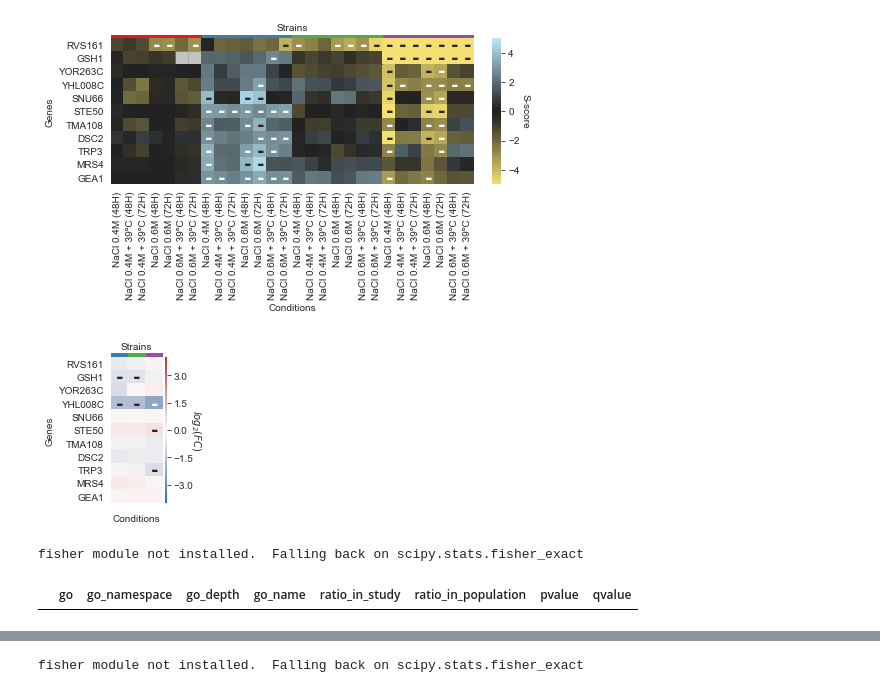
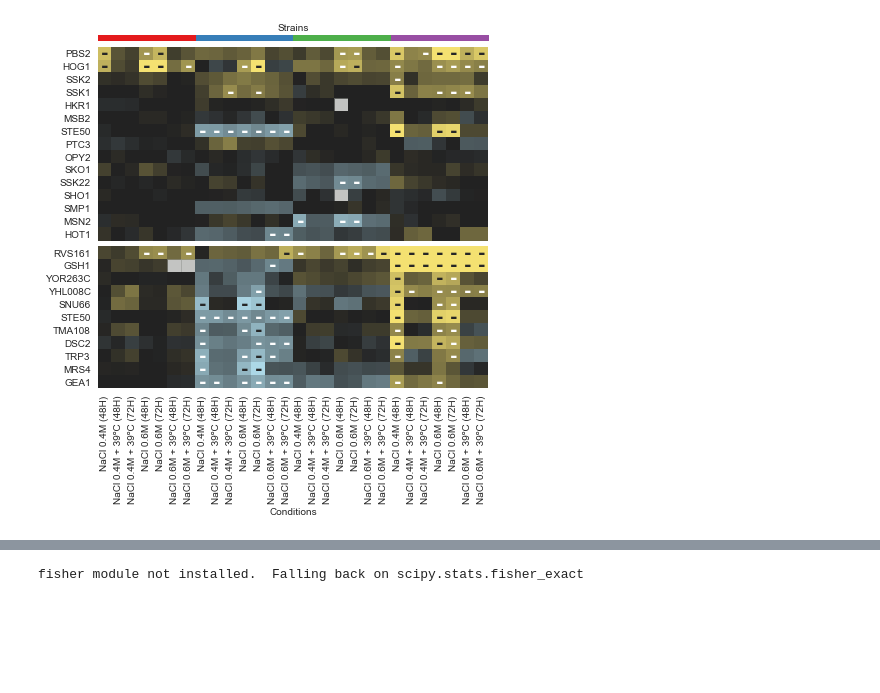
Before and after one commit to mgalardini/2018koyeast, a Jupyter notebook: notebooks/examples.ipynb, the cells around one changed output, grey strips where cells are left out. Saved outputs shown, nothing was run; the diff lists cells and outputs as text; code cells hidden in the pictures; blank space fills up the shorter version.

```diff
--- a/notebooks/examples.ipynb
+++ b/notebooks/examples.ipynb
@@ -394,54 +686,50 @@ c = ['NaCl 0.4M (48H)',
      'NaCl 0.6M (72H)']
 s1 = 'Y55'
 s2 = 'YPS'
 qvalue = 1E-4
+
+genes1 = ['Ssk1',
+          'hkr1', 'Msb2', 'Sho1', 'opy2',
+          'Ssk2', 'Ssk22', 'ste50',
+          'Pbs2', 'ptc3', 'Hog1',
+          'Hot1', 'Sko1', 'Msn2',
+          'Smp1']
+genes1 = [rgn.get(x.upper(), x.upper())
+          for x in genes1]
 
 t = d[((d['strain1'] == s1) & (d['strain2'] == s2)) |
       ((d['strain1'] == s2) & (d['strain2'] == s1))].loc[c]
 t1 = pd.concat([t[(t['strain1'] == s1) &
                   (t['phenotype1']) &
                   (t['scores1'] > 0) &
                   (t['qvalue'] < qvalue)],
                 t[(t['strain2'] == s1) &
                   (t['phenotype2']) &
                   (t['scores2'] > 0) &
                   (t['qvalue'] < qvalue)]])
 t2 = pd.concat([t[(t['strain1'] == s2) &
                   (t['phenotype1']) &
                   (t['scores1'] < 0) &
                   (t['qvalue'] < qvalue)],
                 t[(t['strain2'] == s2) &
                   (t['phenotype2']) &
                   (t['scores2'] < 0) &
                   (t['qvalue'] < qvalue)]])
 
-genes = sorted(pd.concat([t1, t2])['gene'].unique())
+genes2 = sorted(pd.concat([t1, t2])['gene'].unique())
 
-idx = plot_scores(genes,
-            nacl, s, strains, gn=gn,
-            nc=len(nacl), ng=len(genes)*0.25)
-plt.savefig('heatmap_nacl.png',
+idx1, idx2 = plot_scores_2(genes1, genes2,
+                    nacl, s, strains, gn=gn,
+                    nc=len(nacl), ng=(len(genes1)+len(genes2))*0.25,
+                    ylabel1='',
+                    ylabel2='',
+                    hspace=0.05)
+
+plt.savefig('heatmap_salt.png',
             dpi=300, bbox_inches='tight',
             transparent=True)
-plt.savefig('heatmap_nacl.svg',
-            dpi=300, bbox_inches='tight',
-            transparent=True)
-plot_de(idx, r,
-        ['Y55', 'UWOP', 'YPS'], gn=gn,
-        nc=1, ng=len(genes)*0.25)
-plt.savefig('eheatmap_nacl.png',
-            dpi=300, bbox_inches='tight',
-            transparent=True)
-plt.savefig('eheatmap_nacl.svg',
+plt.savefig('heatmap_salt.svg',
             dpi=300, bbox_inches='tight',
             transparent=True);
 # %% [output]
-[figure, old version]
+[figure, new version]
-[figure, removed]
-# %%
-go_enrich(set(d['gene'].unique()),
-          set(t1['gene'].unique()),
-          obodag=obodag, go=go)
-# %% [output]
-fisher module not installed.  Falling back on scipy.stats.fisher_exact
-|  | go | go_namespace | go_depth | go_name | ratio_in_study | ratio_in_population | pvalue | qvalue |
```
Also changed, not shown: parts of 23 cells of this notebook, 15 other files.
